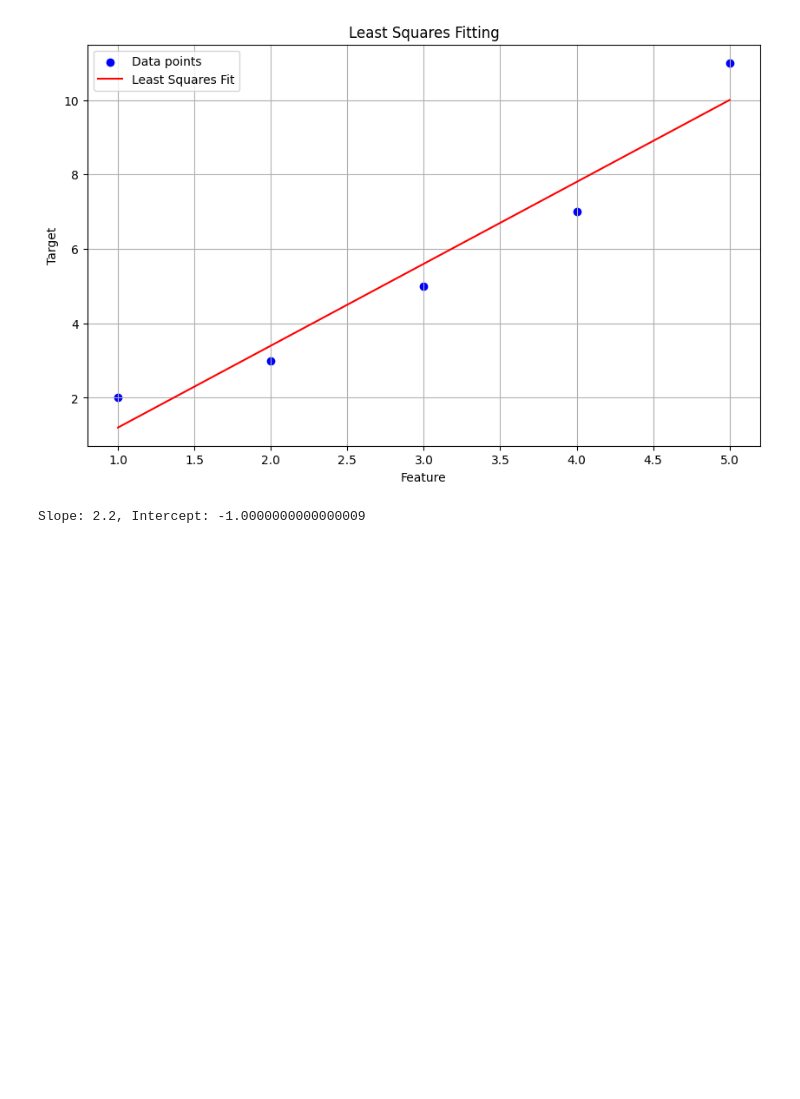
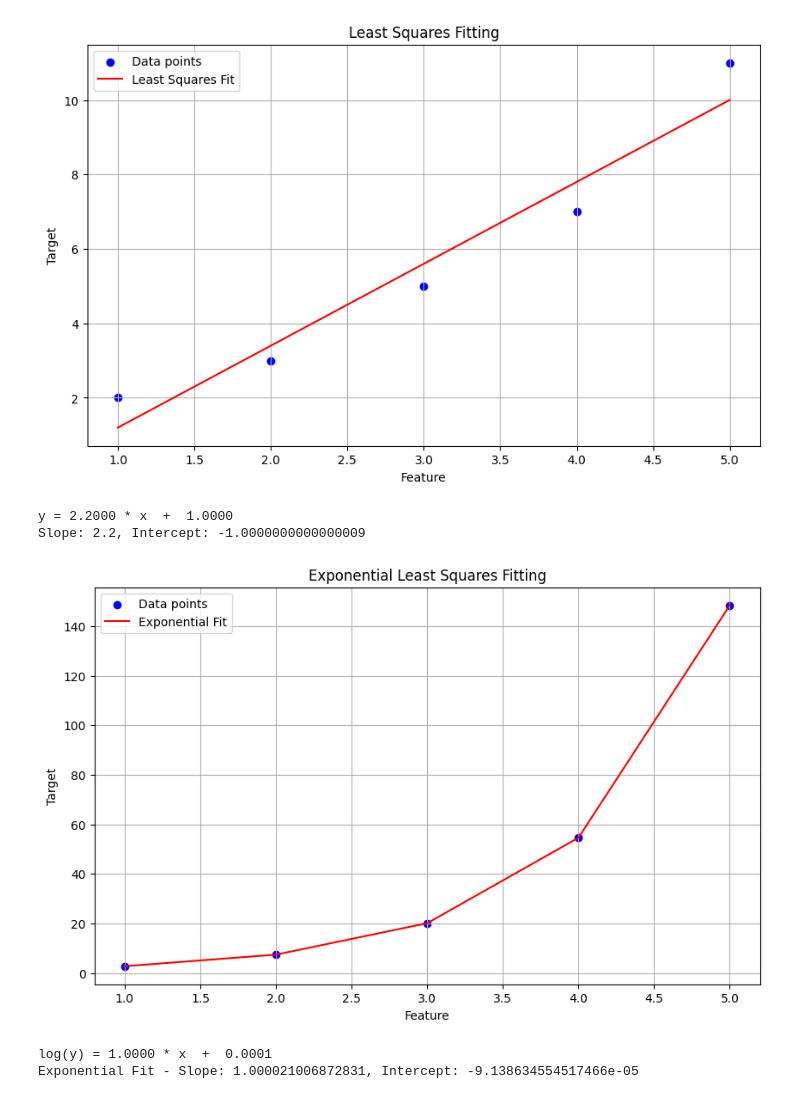
Before and after one commit to nyanko3434/Year-2_Part-II_Numerical_Method_Lab, a Jupyter notebook: lab3/Least_sq_method.ipynb, the cells around one changed output. Saved outputs shown, nothing was run; the diff lists cells and outputs as text; code cells hidden in the pictures; blank space fills up the shorter version.

```diff
--- a/lab3/Least_sq_method.ipynb
+++ b/lab3/Least_sq_method.ipynb
@@ -46,11 +47,56 @@ def linier_Least_sq_method(X, Y, visualize=True):
 # %%
 X = [1, 2, 3, 4, 5]
 Y = [2, 3, 5, 7, 11]
-slope, intercept = linier_Least_sq_method(X, Y)
+slope, intercept = linear_Least_sq_method(X, Y)
 
 print(f"Slope: {slope}, Intercept: {intercept}")
 # %% [output]
 [figure]
+y = 2.2000 * x  +  1.0000
 Slope: 2.2, Intercept: -1.0000000000000009
+# %%
+def visualize_exponential_LeastSquares(X, Y, slope, intercept):
+    plt.figure(figsize=(10, 6))
+    plt.scatter(X, Y, color='blue', label='Data points')
+    y_pred = np.exp(intercept) * np.exp(slope * X)
+    plt.plot(X, y_pred, color='red', label='Exponential Fit')
+    plt.xlabel('Feature')
+    plt.ylabel('Target')
+    plt.title('Exponential Least Squares Fitting')
+    plt.legend()
+    plt.grid()
+    plt.show()
 # %%
-def
+def exponential_Least_sq_method(X, Y, visualize=True):
+    X = np.array(X)
+    Y = np.array(Y)
+
+    log_Y = np.log(Y)
+
+    if len(X) != len(log_Y):
+        raise ValueError("X and Y must have the same length")
+    n = len(X)
+    if n == 0:
+        raise ValueError("X and Y cannot be empty")
+
+    x_mean = np.mean(X)
+    y_mean = np.mean(log_Y)
+    numerator = np.sum((X - x_mean) * (log_Y - y_mean))
+    denominator = np.sum((X - x_mean) ** 2)
+    if denominator == 0:
+        raise ValueError("Denominator is zero, cannot compute slope")
+    a = numerator / denominator
+    b = y_mean - a * x_mean
+    if visualize:
+        visualize_exponential_LeastSquares(X, Y, a, b)
+    print(f"log(y) = {a:.4f} * x {' - ' if b > 0 else ' + '} {abs(b):.4f}")
+    return a, b
+# %%
+X = [1, 2, 3, 4, 5]
+Y = [2.718, 7.389, 20.085, 54.598, 148.413]
+slope, intercept = exponential_Least_sq_method(X, Y)
+print(f"Exponential Fit - Slope: {slope}, Intercept: {intercept}")
+# %% [output]
+[figure, added]
+log(y) = 1.0000 * x  +  0.0001
+Exponential Fit - Slope: 1.000021006872831, Intercept: -9.138634554517466e-05
```
Also changed, not shown: parts of 2 cells of this notebook.
